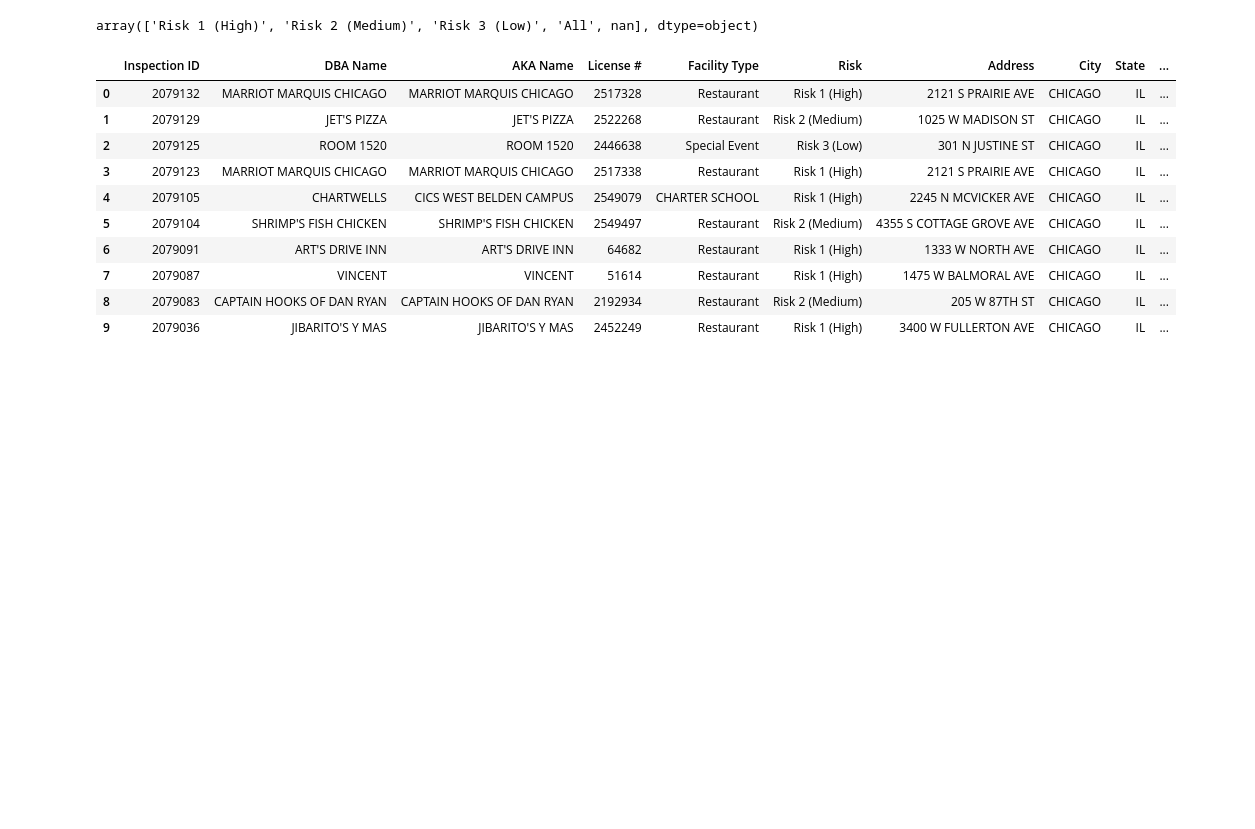
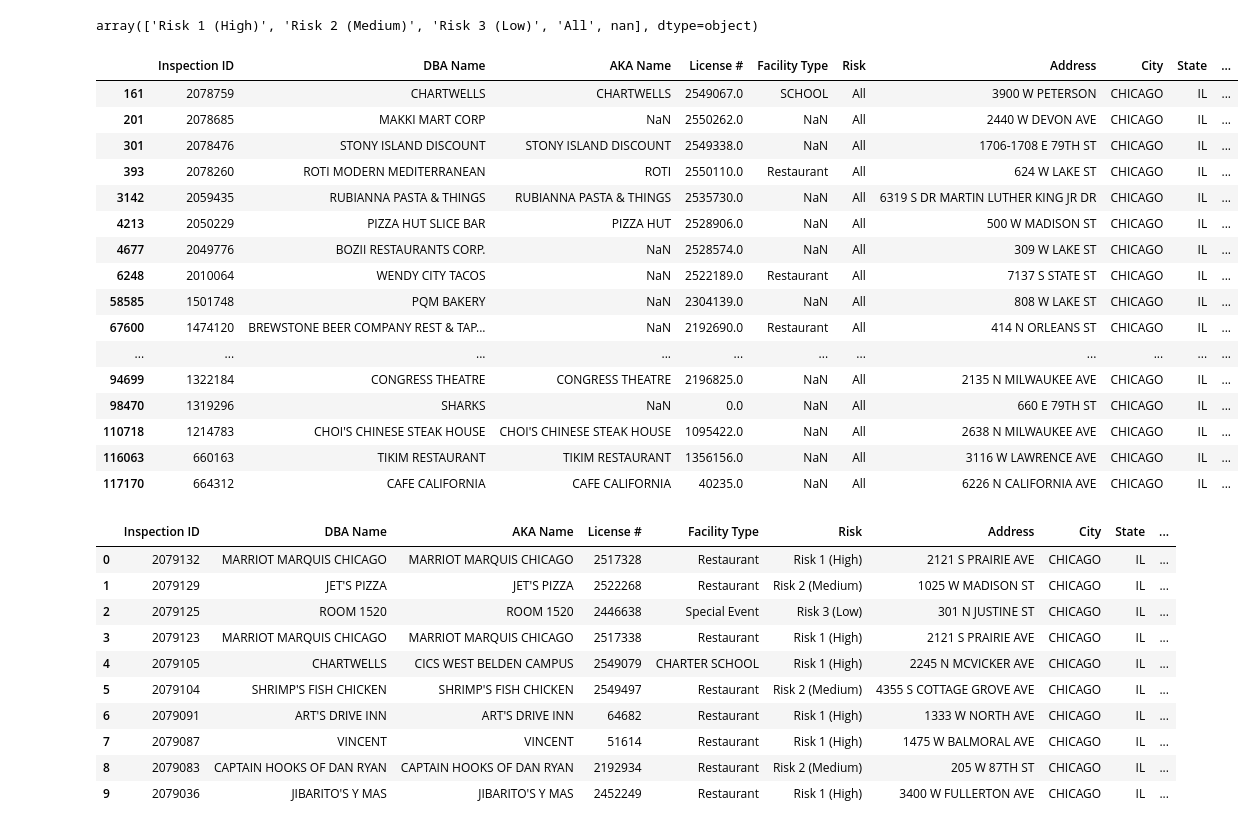
Before and after one commit to fjcamillo/Hands-On-Machine-Learning-with-Scikit-Learn-and-Tensorflow-Notes, a Jupyter notebook: Chapter 2 - Exercise.ipynb, the cells around one changed output. Saved outputs shown, nothing was run; the diff lists cells and outputs as text; code cells hidden in the pictures; blank space fills up the shorter version.

```diff
--- a/Chapter 2 - Exercise.ipynb
+++ b/Chapter 2 - Exercise.ipynb
@@ -72,7 +56,7 @@ data.head()
 # %%
 #Fix zips into ints
 data['Zip'].fillna(0,inplace=True)
-data['Zip'] = data['Zip'].apply(lambda l: int(l))
+data['Zip'] = data['Zip'].apply(int)
 # %%
 #Fix Licenses into ints
 data['License #'].fillna(0, inplace=True)
@@ -81,6 +65,26 @@ data['License #'] =data['License #'].map(int)
 data['Risk'].unique()
 # %% [output]
 array(['Risk 1 (High)', 'Risk 2 (Medium)', 'Risk 3 (Low)', 'All', nan], dtype=object)
+# %%
+data[data['Risk']=='All']
+# %% [output]
+|  | Inspection ID | DBA Name | AKA Name | License # | Facility Type | Risk | Address | City | State | ... |
+| 161 | 2078759 | CHARTWELLS | CHARTWELLS | 2549067.0 | SCHOOL | All | 3900 W PETERSON | CHICAGO | IL | ... |
+| 201 | 2078685 | MAKKI MART CORP | NaN | 2550262.0 | NaN | All | 2440 W DEVON AVE | CHICAGO | IL | ... |
+| 301 | 2078476 | STONY ISLAND DISCOUNT | STONY ISLAND DISCOUNT | 2549338.0 | NaN | All | 1706-1708 E 79TH ST | CHICAGO | IL | ... |
+| 393 | 2078260 | ROTI MODERN MEDITERRANEAN | ROTI | 2550110.0 | Restaurant | All | 624 W LAKE ST | CHICAGO | IL | ... |
+| 3142 | 2059435 | RUBIANNA PASTA & THINGS | RUBIANNA PASTA & THINGS | 2535730.0 | NaN | All | 6319 S DR MARTIN LUTHER KING JR DR | CHICAGO | IL | ... |
+| 4213 | 2050229 | PIZZA HUT SLICE BAR | PIZZA HUT | 2528906.0 | NaN | All | 500 W MADISON ST | CHICAGO | IL | ... |
+| 4677 | 2049776 | BOZII RESTAURANTS CORP. | NaN | 2528574.0 | NaN | All | 309 W LAKE ST | CHICAGO | IL | ... |
+| 6248 | 2010064 | WENDY CITY TACOS | NaN | 2522189.0 | Restaurant | All | 7137 S STATE ST | CHICAGO | IL | ... |
+| 58585 | 1501748 | PQM BAKERY | NaN | 2304139.0 | NaN | All | 808 W LAKE ST | CHICAGO | IL | ... |
+| 67600 | 1474120 | BREWSTONE BEER COMPANY REST & TAP... | NaN | 2192690.0 | Restaurant | All | 414 N ORLEANS ST | CHICAGO | IL | ... |
+| ... | ... | ... | ... | ... | ... | ... | ... | ... | ... | ... |
+| 94699 | 1322184 | CONGRESS THEATRE | CONGRESS THEATRE | 2196825.0 | NaN | All | 2135 N MILWAUKEE AVE | CHICAGO | IL | ... |
+| 98470 | 1319296 | SHARKS | NaN | 0.0 | NaN | All | 660 E 79TH ST | CHICAGO | IL | ... |
+| 110718 | 1214783 | CHOI'S CHINESE STEAK HOUSE | CHOI'S CHINESE STEAK HOUSE | 1095422.0 | NaN | All | 2638 N MILWAUKEE AVE | CHICAGO | IL | ... |
+| 116063 | 660163 | TIKIM RESTAURANT | TIKIM RESTAURANT | 1356156.0 | NaN | All | 3116 W LAWRENCE AVE | CHICAGO | IL | ... |
+| 117170 | 664312 | CAFE CALIFORNIA | CAFE CALIFORNIA | 40235.0 | NaN | All | 6226 N CALIFORNIA AVE | CHICAGO | IL | ... |
 # %%
 data.head(10)
 # %% [output]
```
Also changed, not shown: parts of 2 cells of this notebook, 1 other file.
